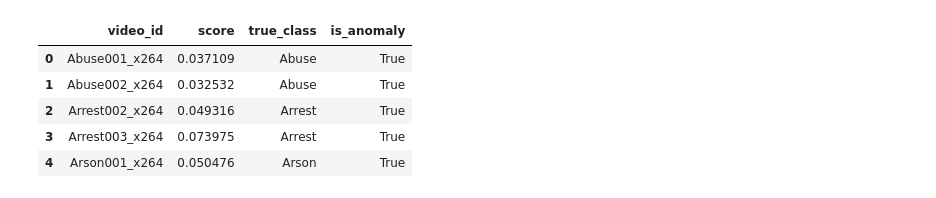
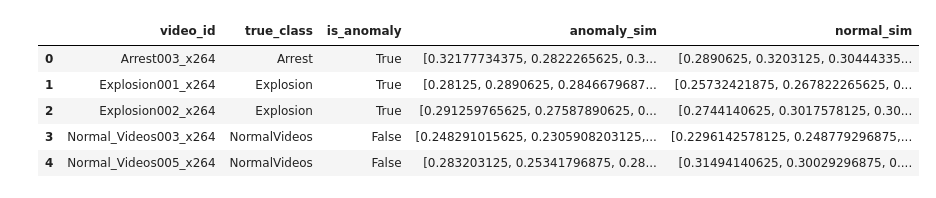
Before and after one commit to yaseminozer54/video-anomaly-clip, a Jupyter notebook: notebooks/02_stage3_pipeline_evaluation.ipynb, the cells around one changed output. Saved outputs shown, nothing was run; the diff lists cells and outputs as text; code cells hidden in the pictures.

```diff
--- a/notebooks/02_stage3_pipeline_evaluation.ipynb
+++ b/notebooks/02_stage3_pipeline_evaluation.ipynb
@@ -53,0 +33,12 @@ Using prompts:
+# %%
+def fix_path(p):
+    return p.replace(
+        "/content/drive/MyDrive/clip_delivery/validation_subset",
+        "../data/segments_16/validation"
+    )
+
+val_df["segment_path"] = val_df["segment_path"].apply(fix_path)
+
+# test
+for p in val_df["segment_path"].head(5):
+    print(p, "->", Path(p).exists())
@@ -53,0 +53,5 @@ Using prompts:
+# %%
+model = CLIPInference()
+model.set_text_prompts()
+
+print("Model ready")
@@ -55,22 +63,26 @@ Using prompts:
 results = []
 
 for idx, row in val_df.iterrows():
+    if idx % 50 == 0:
+        print("Processing segment:", idx)
 
-    raw_path = row["segment_path"]
-    cleaned_path = raw_path.replace("/content/data/", "")
-    full_path = os.path.join("..", "data", cleaned_path)
+    full_path = row["segment_path"]
 
-    prediction = model.predict_segment(full_path)
+    pred = model.predict_segment(full_path)
 
     results.append({
         "video_id": row["video_id"],
         "segment_uid": row["segment_uid"],
         "true_class": row["class"],
-        "predicted_label": prediction["predicted_label"],
-        "score": prediction["score"]
+        "score": pred["score"],
+        "anomaly_score": pred["anomaly_score"],
+        "normal_score": pred["normal_score"],
+        "anomaly_sim": pred["anomaly_sim"],
+        "normal_sim": pred["normal_sim"]
     })
 
 results_df = pd.DataFrame(results)
 
 print("Processed segments:", len(results_df))
+results_df.head()
 # %% [output]
@@ -78,15 +101,11 @@ Processed segments: 519
 # %%
-video_df = aggregate_video_scores(
-    results_df,
-    method="topk",
-    k=2
-)
+video_df = aggregate_video_scores(results_df)
 
 video_df.head()
 # %% [output]
-|  | video_id | score | true_class | is_anomaly |
-| 0 | Abuse001_x264 | 0.037109 | Abuse | True |
-| 1 | Abuse002_x264 | 0.032532 | Abuse | True |
-| 2 | Arrest002_x264 | 0.049316 | Arrest | True |
-| 3 | Arrest003_x264 | 0.073975 | Arrest | True |
-| 4 | Arson001_x264 | 0.050476 | Arson | True |
+|  | video_id | true_class | is_anomaly | anomaly_sim | normal_sim |
+| 0 | Arrest003_x264 | Arrest | True | [0.32177734375, 0.2822265625, 0.3... | [0.2890625, 0.3203125, 0.30444335... |
+| 1 | Explosion001_x264 | Explosion | True | [0.28125, 0.2890625, 0.2846679687... | [0.25732421875, 0.267822265625, 0... |
+| 2 | Explosion002_x264 | Explosion | True | [0.291259765625, 0.27587890625, 0... | [0.2744140625, 0.3017578125, 0.30... |
+| 3 | Normal_Videos003_x264 | NormalVideos | False | [0.248291015625, 0.2305908203125,... | [0.2296142578125, 0.248779296875,... |
+| 4 | Normal_Videos005_x264 | NormalVideos | False | [0.283203125, 0.25341796875, 0.28... | [0.31494140625, 0.30029296875, 0.... |
```
Also changed, not shown: parts of 18 cells of this notebook, 5 other files.
